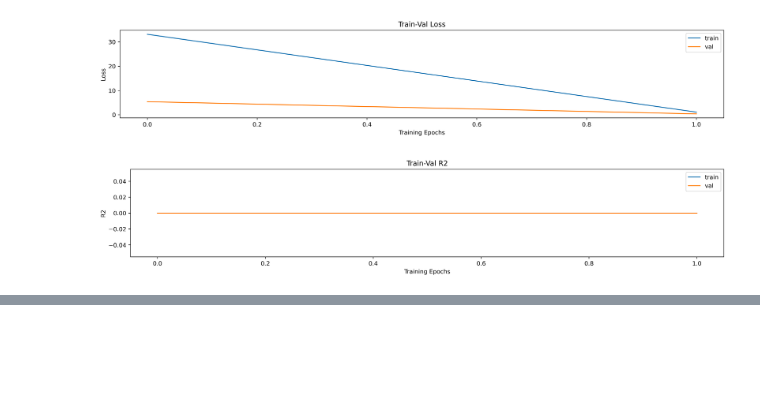
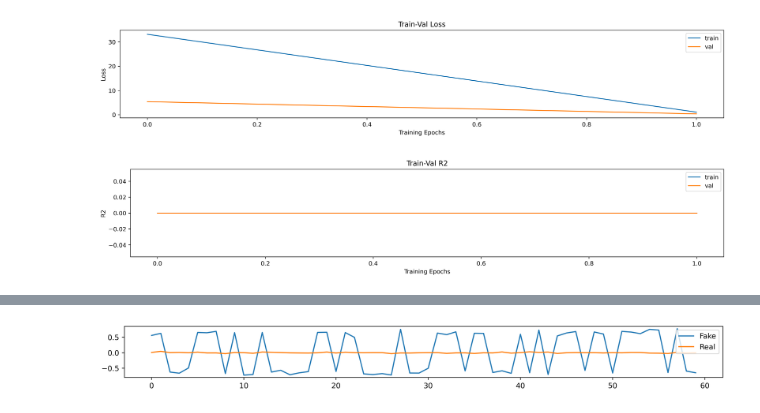
Before and after one commit to kimjuhwan1234/Study_DL_and_Coding, a Jupyter notebook: GENERATION/T4sigwgan.ipynb, the cells around one changed output, grey strips where cells are left out. Cells and saved outputs as stored; diff of their text form; code cells hidden in the pictures; blank space fills up the shorter version.

```diff
--- a/GENERATION/T4sigwgan.ipynb
+++ b/GENERATION/T4sigwgan.ipynb
@@ -4,17 +5,18 @@ from torch.utils.data import DataLoader, random_split
 # %%
-total_dataset = T4.StockTimeSeriesDataset()
+total_dataset = T4.StockTimeSeriesDataset(T4.args.window_size)
 train_size = int(0.9 * len(total_dataset))  # 90% for training
 val_size = len(total_dataset) - train_size  # 10% for validation
 train_dataset, val_dataset = random_split(total_dataset, [train_size, val_size])
-train_dataloader = DataLoader(train_dataset, batch_size=128, shuffle=False, num_workers=2, drop_last=True)
-val_dataloader = DataLoader(val_dataset, batch_size=128, shuffle=False, num_workers=2, drop_last=True)
+train_dataloader = DataLoader(train_dataset, batch_size=T4.args.batch_size, shuffle=False, num_workers=2,
+                              drop_last=True)
+val_dataloader = DataLoader(val_dataset, batch_size=T4.args.batch_size, shuffle=False, num_workers=2, drop_last=True)
 # %%
-Encoder = T4.LogSigRNNDecoder(**T4.encoder_config).to(T4.args.device)
+Encoder = T4.LogSigRNNEncoder(**T4.encoder_config).to(T4.args.device)
 Decoder = T4.TimesFormerDecoder(**T4.decoder_config).to(T4.args.device)
 Supervisor = T4.ModernTCN(T4.supervisor_config).to(T4.args.device)
 Generator = T4.LogSigRNNGenerator(**T4.logsig_config).to(T4.args.device)
 Discriminator = T4.tailGANDiscriminator(T4.discriminator_config).to(T4.args.device)
-model = T4.T4sigWGAN(Encoder, Decoder, Generator, Supervisor, Discriminator).to(T4.args.device)
+model = T4.T4sigWGAN(Encoder, Decoder, Generator, Supervisor, Discriminator, T4.args.batch_size).to(T4.args.device)
 trainer = T4.FinetuneTrainer(T4.args, model, train_dataloader, val_dataloader)
 # %% [output]
 Total Parameters: 22759902
@@ -55,0 +62,2 @@ trainer.evaluate()
+# %%
+x_fake = model(600)
@@ -56,3 +100,14 @@ trainer.evaluate()
+# %%
+import matplotlib.pyplot as plt
+
+plt.figure(figsize=(12, 1.5), dpi=400)
+plt.plot(x_fake[1][:, 1], label="Fake")
+plt.plot(total_dataset[1].detach().cpu().numpy()[:, 1], label="Real")
+plt.legend(loc="upper right")
+plt.tight_layout()
+plt.show()
+# %% [output]
+[figure, added]
 # %%
 # metric_iteration = 5
 #
```
Also changed, not shown: parts of 7 cells of this notebook, 20 other files.
